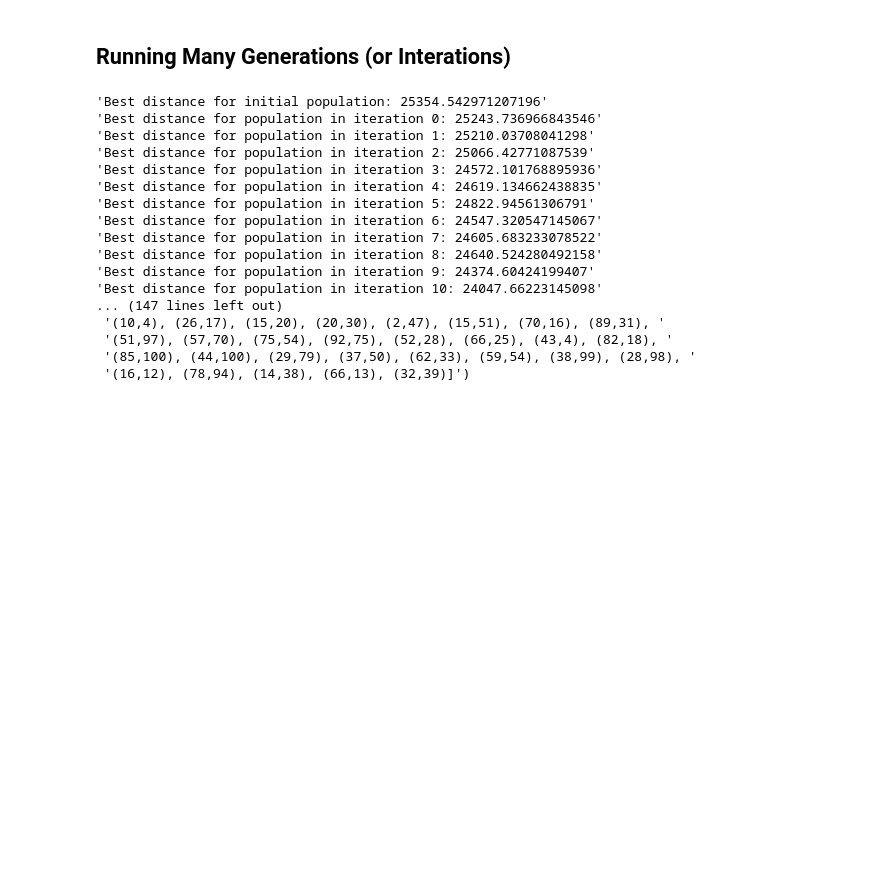
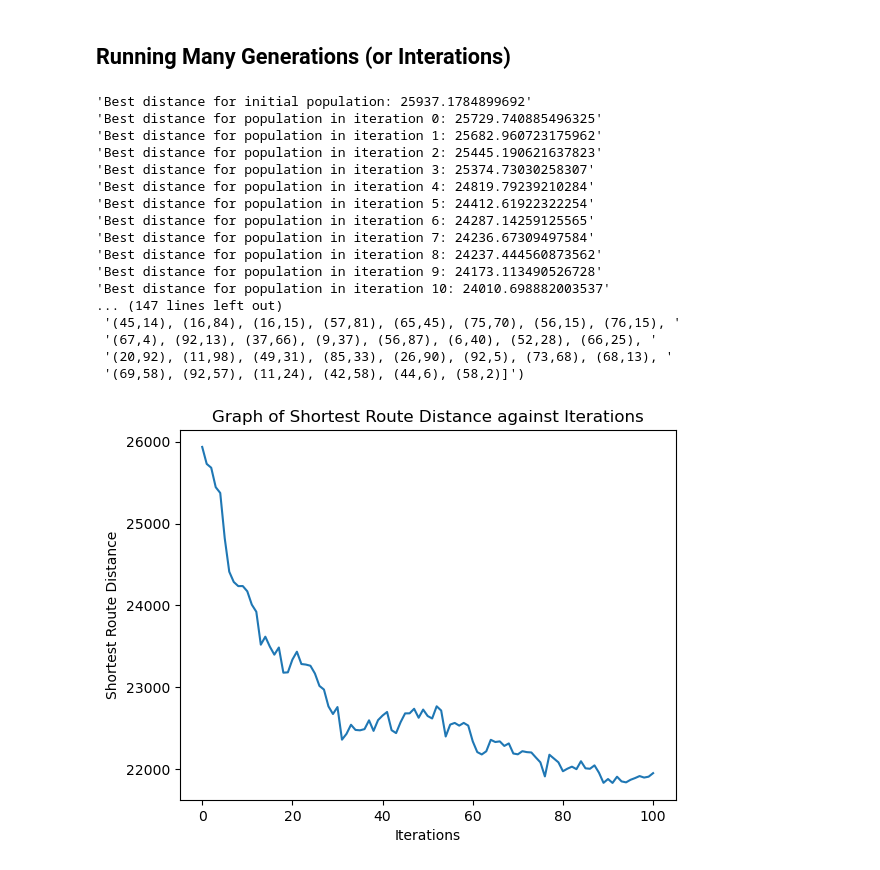
Before and after one commit to Leejames2305/AINotebook, a Jupyter notebook: Lab 2_Genetic Algorithm.ipynb, the cells around one changed output. Saved outputs shown, nothing was run; the diff lists cells and outputs as text; code cells hidden in the pictures; blank space fills up the shorter version.

```diff
--- a/Lab 2_Genetic Algorithm.ipynb
+++ b/Lab 2_Genetic Algorithm.ipynb
@@ -110,7 +110,6 @@ The population initialization function (or method) performs random initializatio
 The first function is genCityList() which generates a set of cities from a file.
 # %%
 def genCityList(filename):
-    fileCityList = []
     cityList = []
 
     # TODO 1 (10 marks) - Replace the following codes that generate 10 random cities.
@@ -130,10 +129,7 @@ def genCityList(filename):
         next(file)  # Skip the header
         for line in file:
             row = line.strip().split(',')  # Split X and Y coordinates
-            fileCityList.append(City(x=int(row[1]),y=int(row[2])))  # 1st column in list is ignored, 2nd and 3rd columns are x and y coordinates
-
-    cityList = fileCityList
-
+            cityList.append(City(x=int(row[1]),y=int(row[2])))  # 1st column in list is ignored, 2nd and 3rd columns are x and y coordinates
 
     # --------------- Replacement ends here -----------------
 
@@ -472,7 +466,7 @@ def breedPopulation(matingpool):
 # %% [markdown]
 You can run the above functions using the sample run below. To do so, simply change the cell type from Markdown to Code. The sample run initializes 2 chromosomes in the population, and performs crossover among the two parents.
 # %%
-population = initialPopulation(2, genCityList('cities500.txt'))
+population = initialPopulation(2, genCityList('cities50.txt'))
 parent1, parent2 = population
 child1, child2 = crossover(parent1, parent2)
 print('Parents')
@@ -521,12 +515,14 @@ def mutate(route, mutationProbability):
             # mutationProbability is the probability of a gene undergoing mutation
 
             # ---------------- Replacement starts here ----------------
-            # print(i)
-            city = mutated_route.pop(i)
-            insert_point = random.randint(0, len(mutated_route))
-            mutated_route.insert(insert_point, city)
 
-            # print(mutated_route)
+            city_index = mutated_route[i]
+            city = mutated_route.pop(i) # Remove an element (city) in the route
+            insert_point = random.randint(0, len(mutated_route)) # Choose a random insert point in the list
+            while insert_point == city_index: # If the insert point is same as the index of the popped element, the insert point is chosen again
+                insert_point = random.randint(0, len(mutated_route))
+            mutated_route.insert(insert_point, city) # Insert the popped city back into the list to mutate the
+
             # ---------------- Replacement ends here ----------------
     return mutated_route
 # %% [markdown]
@@ -627,49 +623,60 @@ popSize = 20
 eliteSize = 5
 mutationProbability = 0.01
 iteration_limit = 100
+min_dist_list = [] # The list is added to gather the shortest route distance for each iteration
 
-cityList = genCityList(filename)
-
+cityList = genCityList(filename) # To fixed the 10 generated cities
 population = initialPopulation(popSize, cityList)
 distances = [Fitness(p).routeDistance() for p in population]
 min_dist = min(distances)
+min_dist_list.append(min_dist)
 print("Best distance for initial population: " + str(min_dist))
 
 for i in range(iteration_limit):
     population = oneGeneration(population, eliteSize, mutationProbability)
     distances = [Fitness(p).routeDistance() for p in population]
     index = np.argmin(distances)
     best_route = population[index]
     min_dist = min(distances)
+    min_dist_list.append(min_dist)
     print("Best distance for population in iteration " + str(i) +
           ": " + str(min_dist))
 
 print("Optimal path is " + str(best_route))
 
     # TODO 7 (10 marks) - Performance Evaluation. You will present the performance achieved
     # by different parent selection function. You will compare the
     # performance achieved by Random Selection, Tournament Selection, and Proportional Selection.
 
     # Marking scheme:
     # 7 to 10 marks:  In-depth performance evaluation. Optimal routes are found.
     # 5 to <7 marks:  Clear understanding of performance evaluation.
     # >0 to <5 marks: Inaccurate or unclear understanding of performance evaluation.
     # 0 marks:        No answer is given.
+
+# Plot the graph of shortest route distance against iterations
+iterations = list(range(0, 101))
+plt.plot(iterations, min_dist_list)
+plt.xlabel('Iterations')
+plt.ylabel('Shortest Route Distance')
+plt.title('Graph of Shortest Route Distance against Iterations')
+plt.show()
 # %% [output]
-'Best distance for initial population: 25354.542971207196'
-'Best distance for population in iteration 0: 25243.736966843546'
-'Best distance for population in iteration 1: 25210.03708041298'
-'Best distance for population in iteration 2: 25066.42771087539'
-'Best distance for population in iteration 3: 24572.101768895936'
-'Best distance for population in iteration 4: 24619.134662438835'
-'Best distance for population in iteration 5: 24822.94561306791'
-'Best distance for population in iteration 6: 24547.320547145067'
-'Best distance for population in iteration 7: 24605.683233078522'
-'Best distance for population in iteration 8: 24640.524280492158'
-'Best distance for population in iteration 9: 24374.60424199407'
-'Best distance for population in iteration 10: 24047.66223145098'
+'Best distance for initial population: 25937.1784899692'
+'Best distance for population in iteration 0: 25729.740885496325'
+'Best distance for population in iteration 1: 25682.960723175962'
+'Best distance for population in iteration 2: 25445.190621637823'
+'Best distance for population in iteration 3: 25374.73030258307'
+'Best distance for population in iteration 4: 24819.79239210284'
+'Best distance for population in iteration 5: 24412.61922322254'
+'Best distance for population in iteration 6: 24287.14259125565'
+'Best distance for population in iteration 7: 24236.67309497584'
+'Best distance for population in iteration 8: 24237.444560873562'
+'Best distance for population in iteration 9: 24173.113490526728'
+'Best distance for population in iteration 10: 24010.698882003537'
 ... (147 lines left out)
- '(10,4), (26,17), (15,20), (20,30), (2,47), (15,51), (70,16), (89,31), '
- '(51,97), (57,70), (75,54), (92,75), (52,28), (66,25), (43,4), (82,18), '
- '(85,100), (44,100), (29,79), (37,50), (62,33), (59,54), (38,99), (28,98), '
- '(16,12), (78,94), (14,38), (66,13), (32,39)]')
+ '(45,14), (16,84), (16,15), (57,81), (65,45), (75,70), (56,15), (76,15), '
+ '(67,4), (92,13), (37,66), (9,37), (56,87), (6,40), (52,28), (66,25), '
+ '(20,92), (11,98), (49,31), (85,33), (26,90), (92,5), (73,68), (68,13), '
+ '(69,58), (92,57), (11,24), (42,58), (44,6), (58,2)]')
+[figure, added]
```
Also changed, not shown: parts of 9 cells of this notebook.
